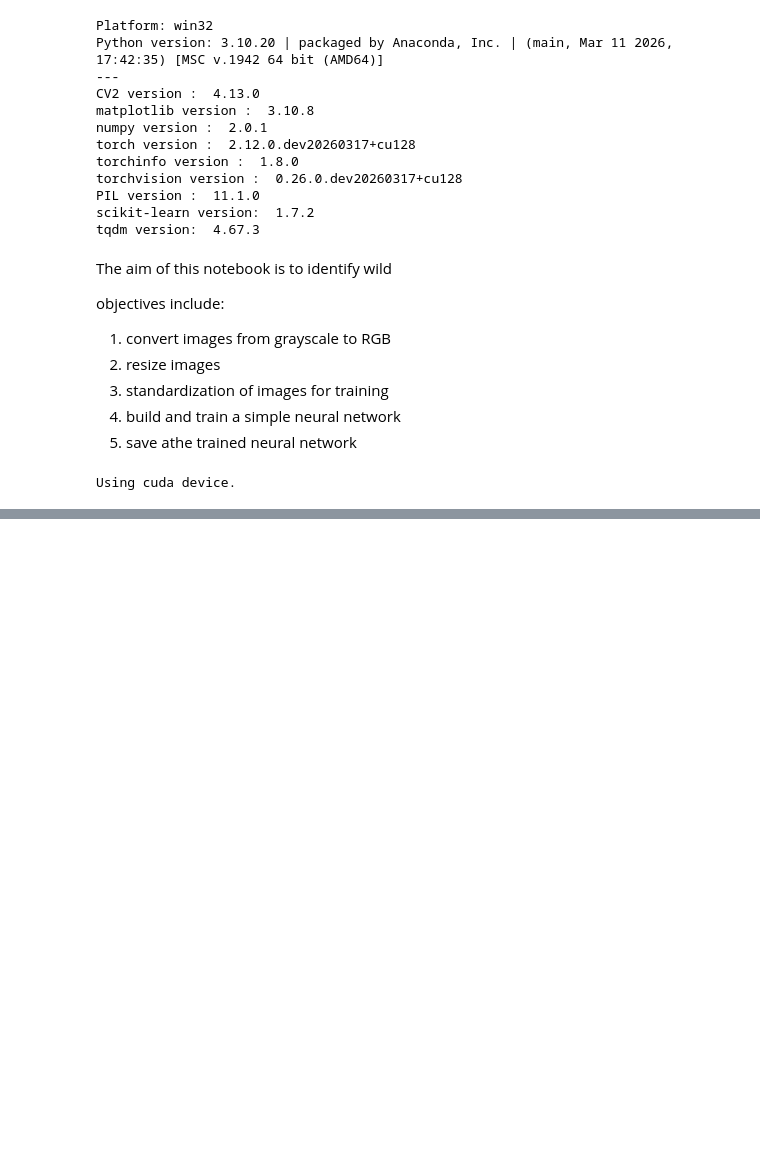
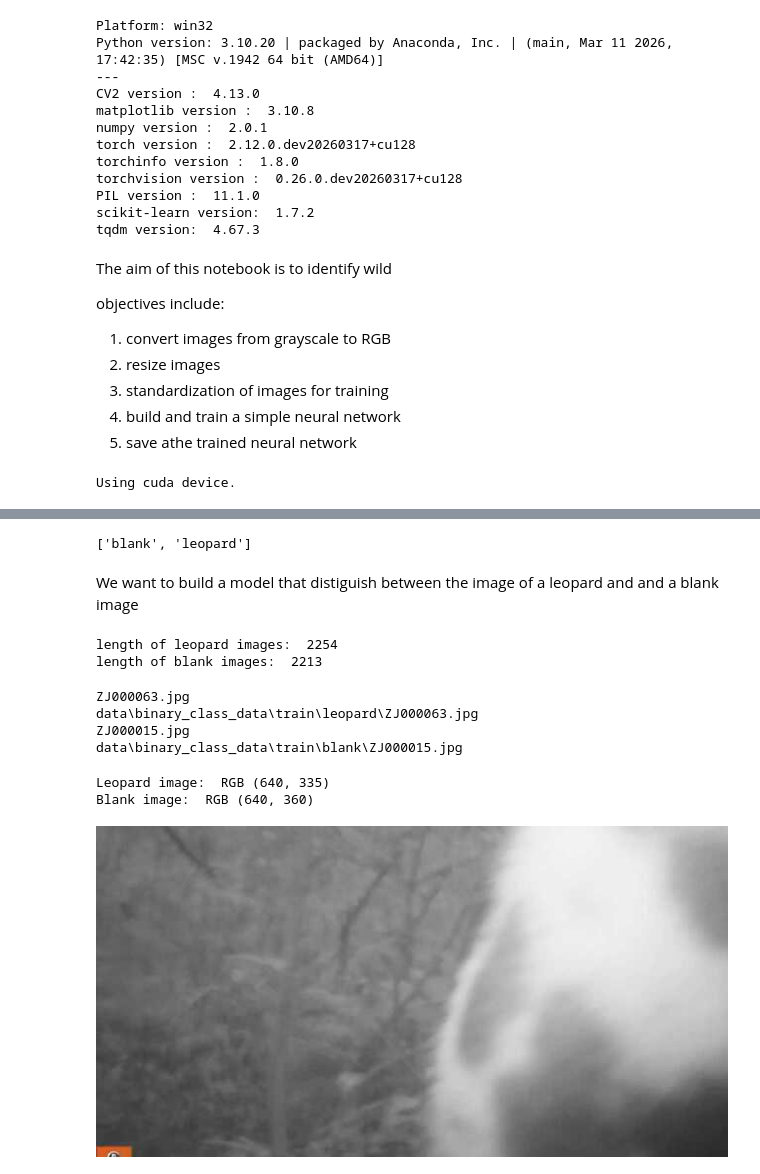
Before and after one commit to ImeimeU/computer_vision, a Jupyter notebook: conser-vision/Binary Classification.ipynb, the cells around one changed output, grey strips where cells are left out. Saved outputs shown, nothing was run; the diff lists cells and outputs as text; code cells hidden in the pictures; blank space fills up the shorter version.

```diff
--- a/conser-vision/Binary Classification.ipynb
+++ b/conser-vision/Binary Classification.ipynb
@@ -73,8 +73,10 @@ print(f"Using {device} device.")
 # %% [output]
 Using cuda device.
 # %%
+# Assign train_path the path to the training data.
+
 data_path = os.path.join("data", "binary_class_data")
-train_path = ...
+train_path = os.path.join(data_path, "train")
 
-print("Data Directory:", data_dir)
-print("Training Data Directory:", train_dir)
+print("Data Directory:", data_path)
+print("Training Data Directory:", train_path)
@@ -80,0 +88,56 @@ print("Training Data Directory:", train_dir)
+# %%
+labels = os.listdir(train_path)
+labels
+# %% [output]
+['blank', 'leopard']
+# %% [markdown]
+We want to build a model that distiguish between the image of a leopard and and a blank image
+# %%
+# Determine the number of blank images in the training data and assign the result to blank_images
+
+leopard_path = os.path.join(train_path, "leopard")
+leopard_images = os.listdir(leopard_path)
+print("length of leopard images: ", len(leopard_images))
+
+blank_path = os.path.join(train_path, "blank")
+blank_images = os.listdir(blank_path)
+print("length of blank images: ", len(blank_images))
+# %% [output]
+length of leopard images:  2254
+length of blank images:  2213
+# %%
+# Display the path of one image of the blank class and the leopard class.
+
+leopard_image_name = leopard_images[10]
+print(leopard_image_name)
+
+leopard_image_path = os.path.join(leopard_path, leopard_image_name)
+print(leopard_image_path)
+
+
+
+blank_image_name = blank_images[1]
+print(blank_image_name)
+
+blank_image_path = os.path.join(blank_path, blank_image_name)
+print(blank_image_path)
+# %% [output]
+ZJ000063.jpg
+data\binary_class_data\train\leopard\ZJ000063.jpg
+ZJ000015.jpg
+data\binary_class_data\train\blank\ZJ000015.jpg
+# %%
+# Print out the mode and size for the blank image sample
+
+leopard_img_pil = Image.open(leopard_image_path)
+print("Leopard image: ", leopard_img_pil.mode, leopard_img_pil.size)
+
+blank_img_pil = Image.open(blank_image_path)
+print("Blank image: ", blank_img_pil.mode, blank_img_pil.size)
+# %% [output]
+Leopard image:  RGB (640, 335)
+Blank image:  RGB (640, 360)
+# %%
+leopard_img_pil
+# %% [output]
+[figure, added]
```
Also changed, not shown: parts of 45 cells of this notebook, 1 other file.
